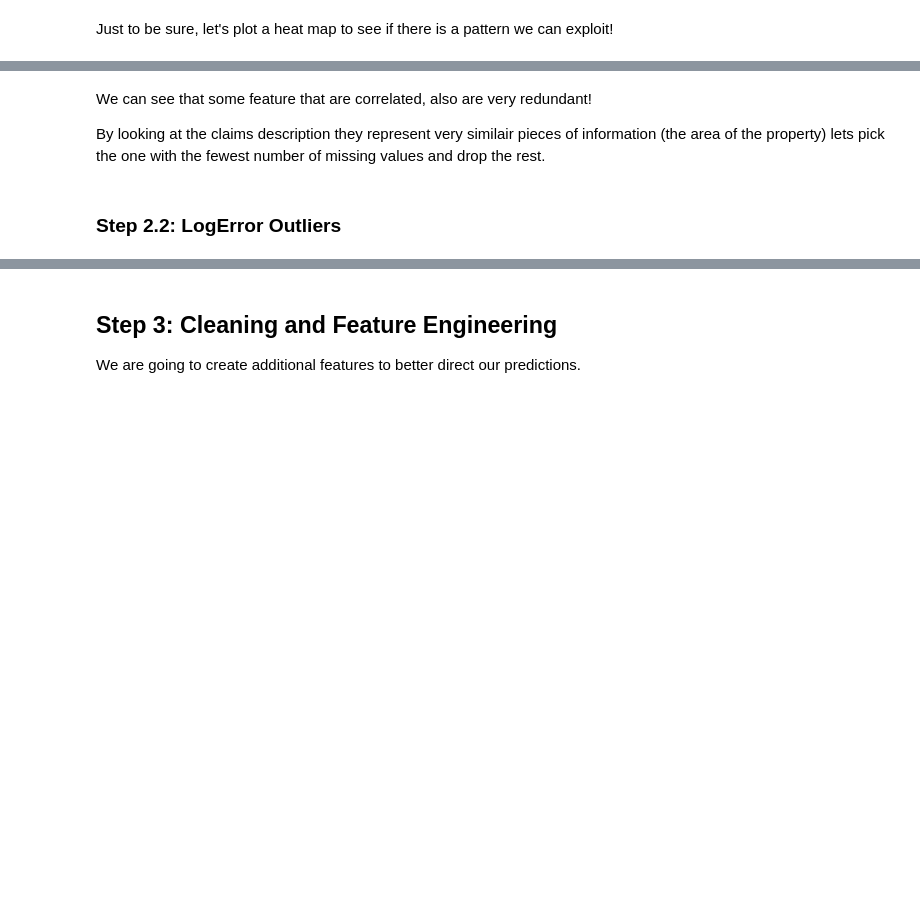
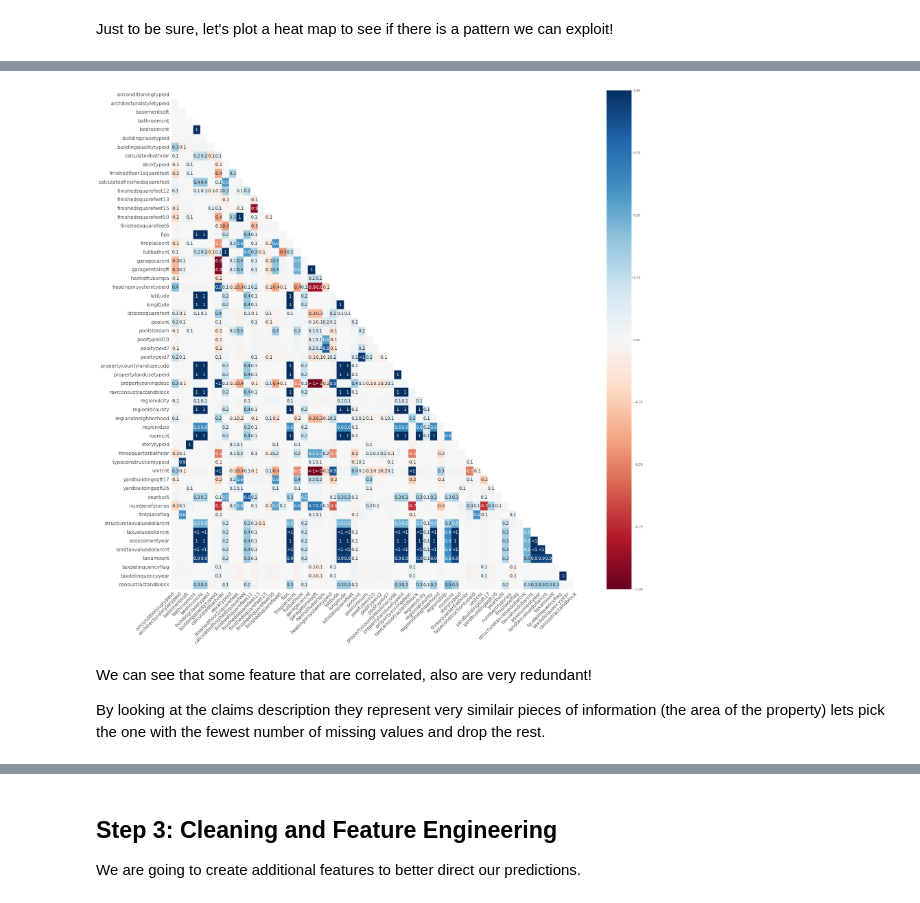
Before and after one commit to ProgettoDWM2022/Zillow, a Jupyter notebook: EDA_Zillow.ipynb, the cells around one changed output, grey strips where cells are left out. Saved outputs shown, nothing was run; the diff lists cells and outputs as text; code cells hidden in the pictures; blank space fills up the shorter version.

Commit message:
Data Cleaning
Data Cleaning is finished.
Data Modeling is started.

```diff
--- a/EDA_Zillow.ipynb
+++ b/EDA_Zillow.ipynb
@@ -242,6 +346,8 @@ missing_values_heatmap(data2016)
+# %%
+missing_values_heatmap(data2017)
+# %% [output]
+[figure, added]
 # %% [markdown]
 We can see that some feature that are correlated, also are very redundant!
 
 By looking at the claims description they represent very similair pieces of information (the area of the property) lets pick the one with the fewest number of missing values and drop the rest.
-# %% [markdown]
-### Step 2.2: LogError Outliers
```
Also changed, not shown: parts of 40 cells of this notebook.
